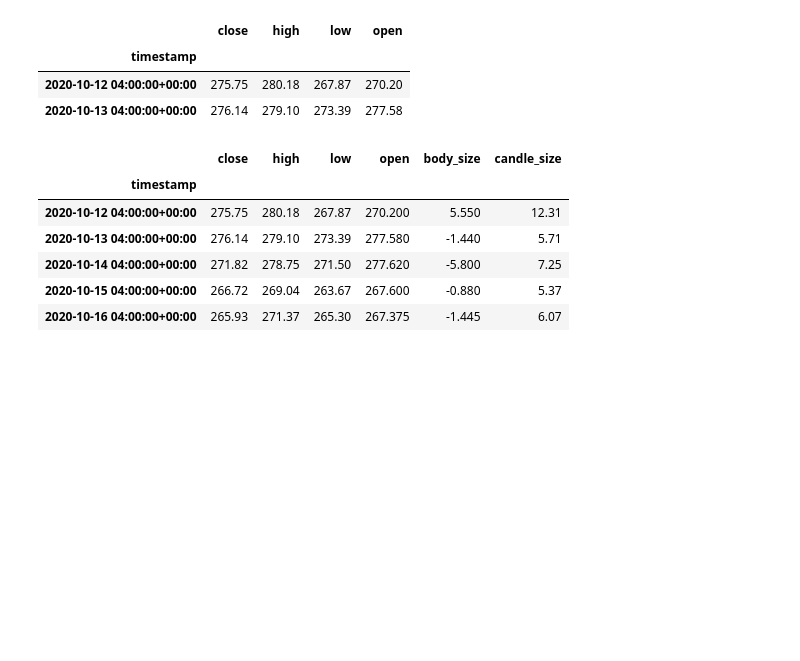
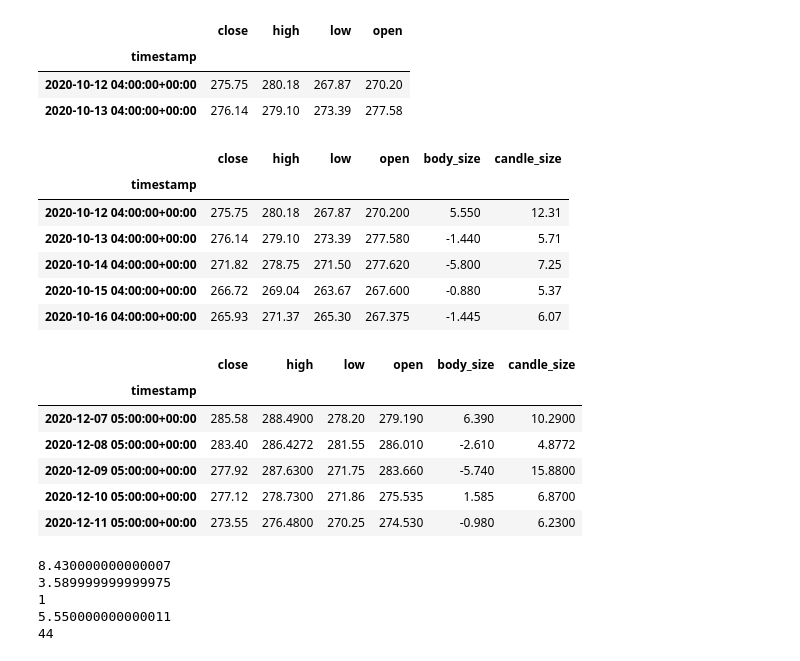
Before and after one commit to EtienneBrown1982/Counting_Cards_but_for_Equities, a Jupyter notebook: Code.ipynb, the cells around one changed output. Drawn from its saved outputs; the diff is of its cells as text; code cells hidden in the pictures; blank space fills up the shorter version.

```diff
--- a/Code.ipynb
+++ b/Code.ipynb
@@ -124,12 +125,49 @@ stock_data.head(2)
 stock_data['body_size'] = stock_data['close'] - stock_data['open']
 stock_data['candle_size'] = stock_data['high'] - stock_data['low']
 # %%
-stock_data.head()
+display(stock_data.head())
+display(stock_data.tail())
 # %% [output]
 |  | close | high | low | open | body_size | candle_size |
 | timestamp |  |  |  |  |  |  |
 | 2020-10-12 04:00:00+00:00 | 275.75 | 280.18 | 267.87 | 270.200 | 5.550 | 12.31 |
 | 2020-10-13 04:00:00+00:00 | 276.14 | 279.10 | 273.39 | 277.580 | -1.440 | 5.71 |
 | 2020-10-14 04:00:00+00:00 | 271.82 | 278.75 | 271.50 | 277.620 | -5.800 | 7.25 |
 | 2020-10-15 04:00:00+00:00 | 266.72 | 269.04 | 263.67 | 267.600 | -0.880 | 5.37 |
 | 2020-10-16 04:00:00+00:00 | 265.93 | 271.37 | 265.30 | 267.375 | -1.445 | 6.07 |
+|  | close | high | low | open | body_size | candle_size |
+| timestamp |  |  |  |  |  |  |
+| 2020-12-07 05:00:00+00:00 | 285.58 | 288.4900 | 278.20 | 279.190 | 6.390 | 10.2900 |
+| 2020-12-08 05:00:00+00:00 | 283.40 | 286.4272 | 281.55 | 286.010 | -2.610 | 4.8772 |
+| 2020-12-09 05:00:00+00:00 | 277.92 | 287.6300 | 271.75 | 283.660 | -5.740 | 15.8800 |
+| 2020-12-10 05:00:00+00:00 | 277.12 | 278.7300 | 271.86 | 275.535 | 1.585 | 6.8700 |
+| 2020-12-11 05:00:00+00:00 | 273.55 | 276.4800 | 270.25 | 274.530 | -0.980 | 6.2300 |
+# %%
+# initialize variables to be used in calculations
+max_body_size = stock_data["body_size"].max()
+min_candle_size = stock_data["candle_size"].min()
+current_count = 0
+threshold = 2
+stock_data["card_value"] = current_count
+
+if stock_data.iloc[0][4] > 0:
+    previous_candle = 1
+elif stock_data.iloc[0][4] == 0:
+    previous_candle = 0
+else:
+    previous_candle = -1
+
+number_of_rows = len(stock_data)
+row_counter = 0
+
+print(max_body_size)
+print(min_candle_size)
+print(previous_candle)
+print(stock_data.iloc[0][4])
+print(number_of_rows)
+# %% [output]
+8.430000000000007
+3.589999999999975
+1
+5.550000000000011
+44
```
Also changed, not shown: parts of 2 cells of this notebook, 1 other file.
